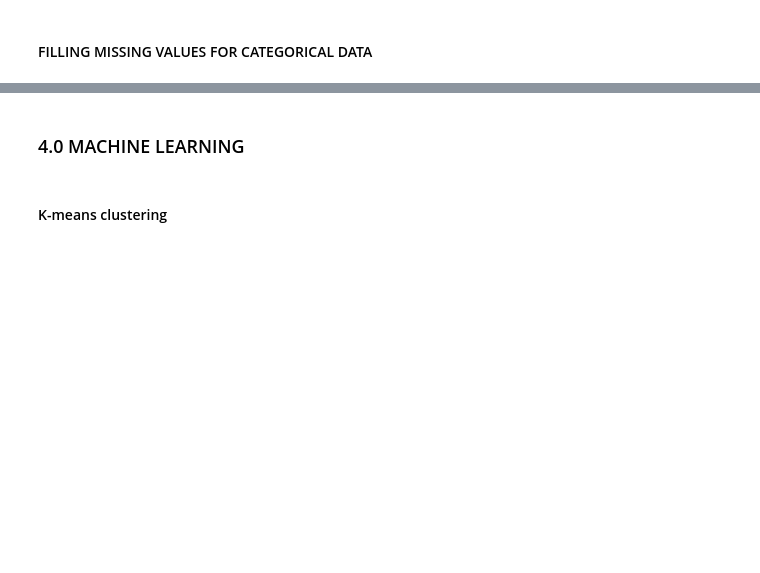
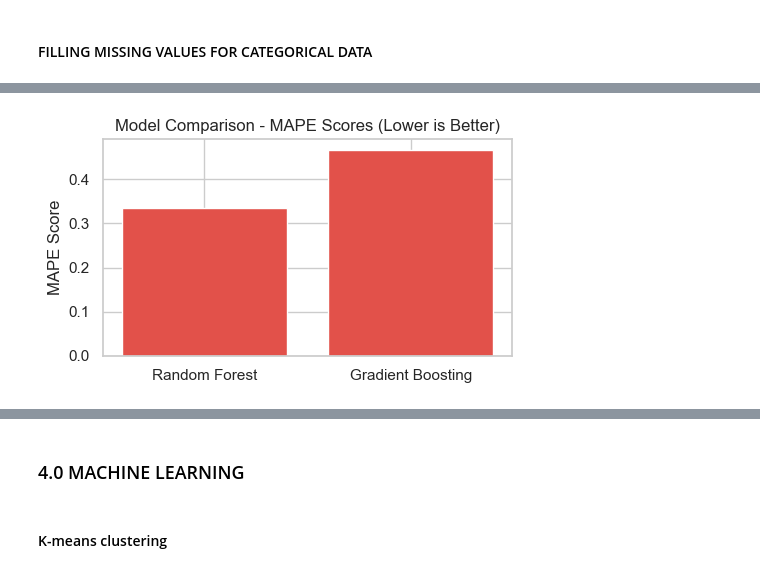
Before and after one commit to Alp-0zturk/SCPP_Project, a Jupyter notebook: main.ipynb, the cells around one changed output, grey strips where cells are left out. Cells and saved outputs as stored; diff of their text form; code cells hidden in the pictures; blank space fills up the shorter version.

```diff
--- a/main.ipynb
+++ b/main.ipynb
@@ -174,0 +96,95 @@ Processed data saved to 'FIXED_data.csv'.
+# %%
+# Import libraries
+import pandas as pd
+import numpy as np
+import matplotlib.pyplot as plt
+from sklearn.model_selection import train_test_split, GridSearchCV
+from sklearn.ensemble import RandomForestRegressor, GradientBoostingRegressor
+from sklearn.preprocessing import StandardScaler, OneHotEncoder
+from sklearn.compose import ColumnTransformer
+from sklearn.pipeline import Pipeline
+from sklearn.metrics import mean_absolute_percentage_error
+import warnings
+
+# Suppress specific warnings
+warnings.filterwarnings("ignore", message="Found unknown categories")
+
+# Load the new dataset
+df = pd.read_csv('dataset-cleaned-normalized.csv')
+
+# First, let's examine the dataset to understand its structure
+print("Dataset columns:", df.columns.tolist())
+print("\nDataset info:")
+print(df.info())
+print("\nFirst few rows:")
+print(df.head())
+
+# Identify numerical and categorical columns based on data types
+numerical_features = df.select_dtypes(include=['int64', 'float64']).columns.tolist()
+categorical_features = df.select_dtypes(include=['object']).columns.tolist()
+
+# Remove the target variable from features if it exists
+target_column = 'Price_usd'  # Adjust this if your target column has a different name
+if target_column in numerical_features:
+    numerical_features.remove(target_column)
+
+print(f"\nNumerical features: {numerical_features}")
+print(f"Categorical features: {categorical_features}")
+
+# Create preprocessor
+preprocessor = ColumnTransformer(
+    transformers=[
+        ('num', StandardScaler(), numerical_features),
+        ('cat', OneHotEncoder(drop='first', sparse_output=False, handle_unknown='ignore'), categorical_features)
+    ] if categorical_features else [('num', StandardScaler(), numerical_features)]
+)
+
+# Split the data
+X = df[numerical_features + categorical_features]
+y = df[target_column]
+X_train, X_test, y_train, y_test = train_test_split(X, y, test_size=0.2, random_state=42)
+
+# 1. Train Random Forest with default parameters first
+print("\nTraining Random Forest with default parameters...")
+rf_pipeline = Pipeline([
+    ('preprocessor', preprocessor),
+    ('regressor', RandomForestRegressor(n_estimators=100, random_state=42))
+])
+
+rf_pipeline.fit(X_train, y_train)
+y_pred_rf = rf_pipeline.predict(X_test)
+rf_mape = mean_absolute_percentage_error(y_test, y_pred_rf)
+print(f"Random Forest Default MAPE: {rf_mape:.2%}")
+
+# 2. Train Gradient Boosting with default parameters
+print("\nTraining Gradient Boosting with default parameters...")
+gb_pipeline = Pipeline([
+    ('preprocessor', preprocessor),
+    ('regressor', GradientBoostingRegressor(random_state=42))
+])
+
+gb_pipeline.fit(X_train, y_train)
+y_pred_gb = gb_pipeline.predict(X_test)
+gb_mape = mean_absolute_percentage_error(y_test, y_pred_gb)
+print(f"Gradient Boosting Default MAPE: {gb_mape:.2%}")
+
+# Compare the models
+models = {
+    'Random Forest': rf_mape,
+    'Gradient Boosting': gb_mape
+}
+
+# Visualize results
+plt.figure(figsize=(5, 3))
+plt.bar(models.keys(), models.values())
+plt.title('Model Comparison - MAPE Scores (Lower is Better)')
+plt.ylabel('MAPE Score')
+plt.xticks(rotation=0)
+plt.tight_layout()
+plt.show()
+
+# Determine the best model
+best_model_name = min(models.items(), key=lambda x: x[1])[0]
+best_mape = min(models.values())
+print(f"\nBest performing model: {best_model_name} with MAPE: {best_mape:.2%}")
+# %% [output]
@@ -174,0 +208 @@ Processed data saved to 'FIXED_data.csv'.
+[figure, added]
```
Also changed, not shown: parts of 20 cells of this notebook, 9 other files.
